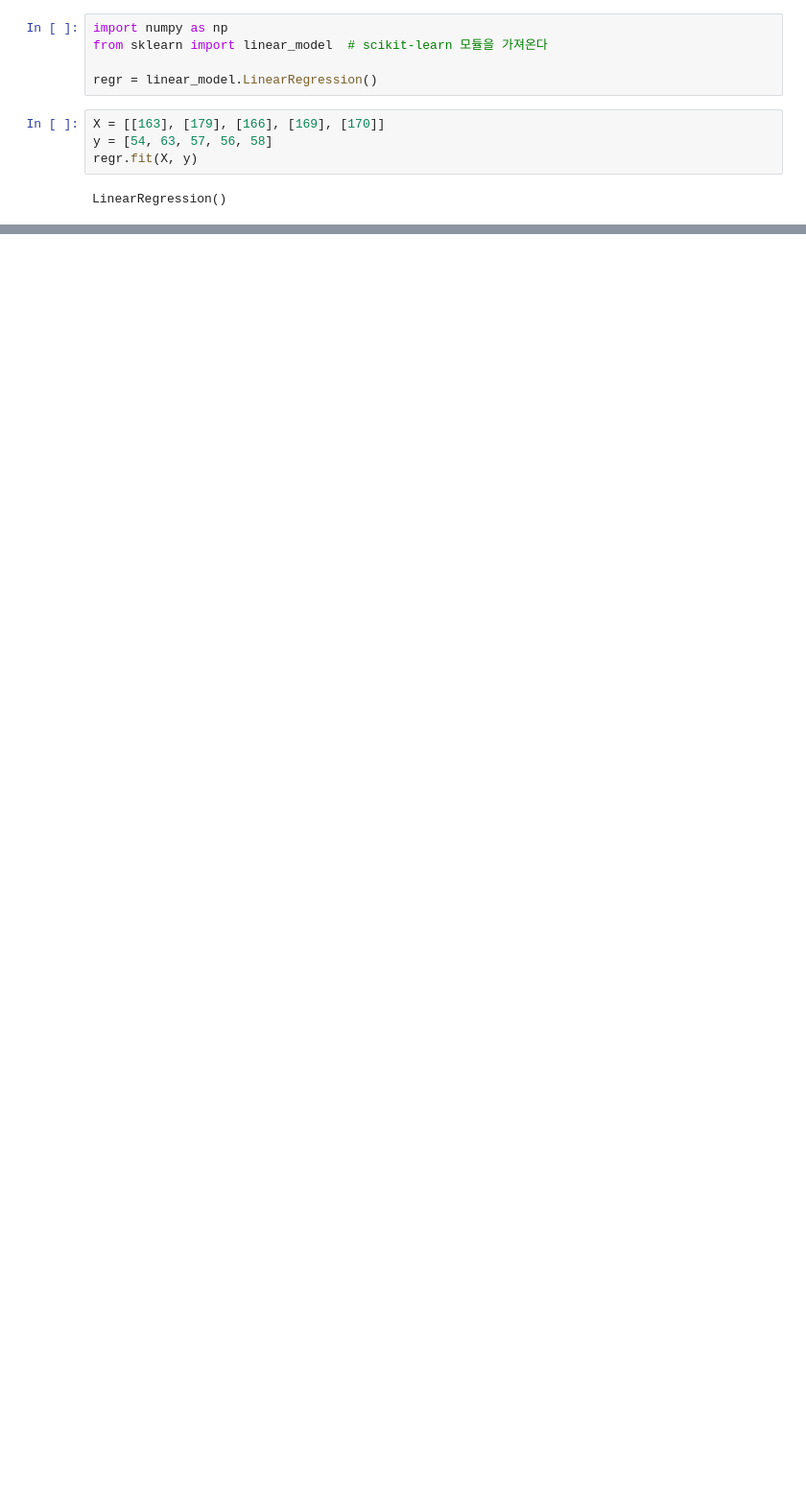
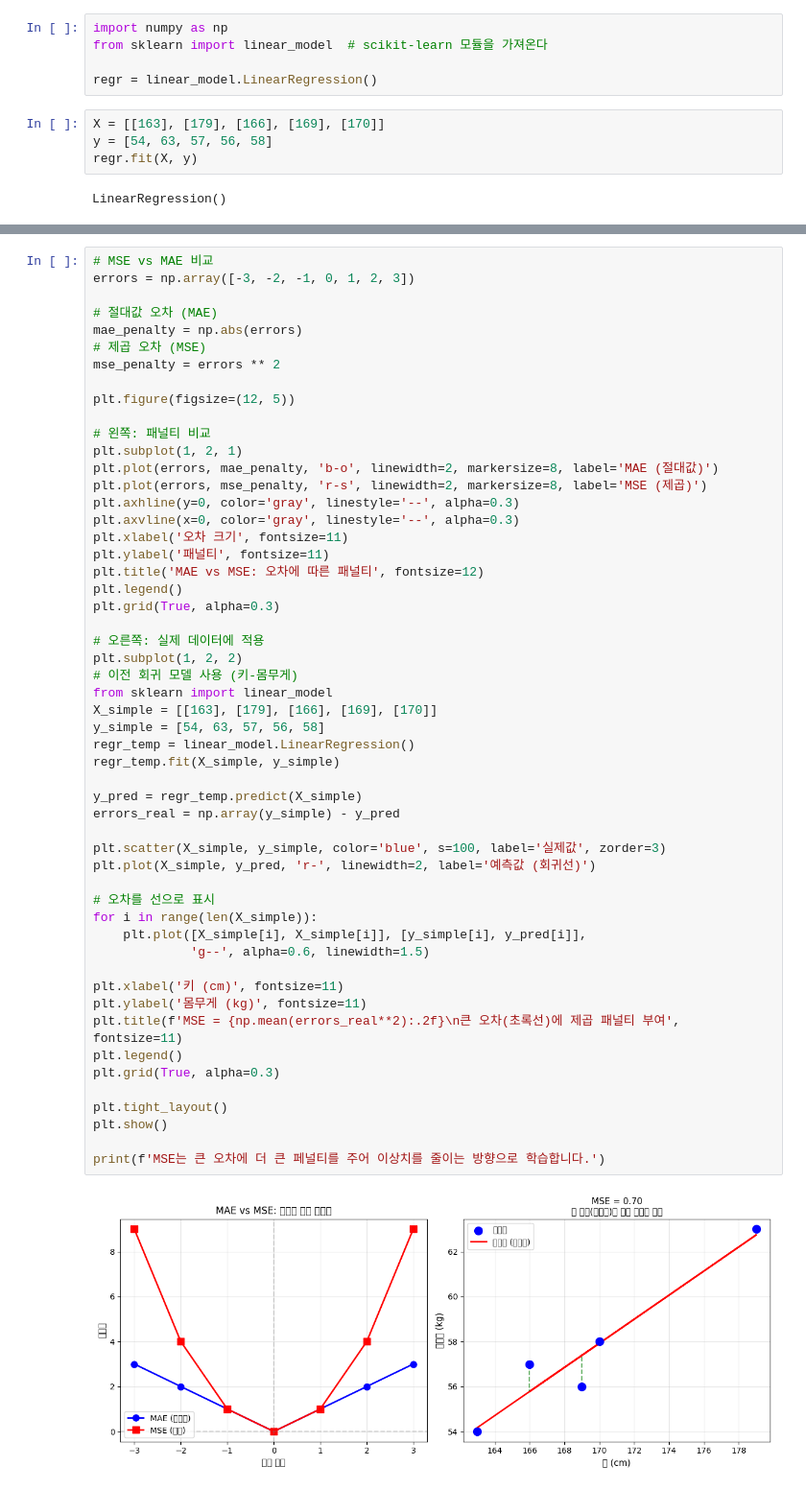
Before and after one commit to jalanwang/Robot-AI, a Jupyter notebook: deeplearning/ML/MATPLOTLIB/my_scikitlearn.ipynb, the cells around one changed output, grey strips where cells are left out. Shown at 96% size. Cells and saved outputs as stored; diff of their text form; blank space fills up the shorter version.

```diff
--- a/deeplearning/ML/MATPLOTLIB/my_scikitlearn.ipynb
+++ b/deeplearning/ML/MATPLOTLIB/my_scikitlearn.ipynb
@@ -11,0 +108,55 @@ LinearRegression()
+# %%
+# MSE vs MAE 비교
+errors = np.array([-3, -2, -1, 0, 1, 2, 3])
+
+# 절대값 오차 (MAE)
+mae_penalty = np.abs(errors)
+# 제곱 오차 (MSE)
+mse_penalty = errors ** 2
+
+plt.figure(figsize=(12, 5))
+
+# 왼쪽: 패널티 비교
+plt.subplot(1, 2, 1)
+plt.plot(errors, mae_penalty, 'b-o', linewidth=2, markersize=8, label='MAE (절대값)')
+plt.plot(errors, mse_penalty, 'r-s', linewidth=2, markersize=8, label='MSE (제곱)')
+plt.axhline(y=0, color='gray', linestyle='--', alpha=0.3)
+plt.axvline(x=0, color='gray', linestyle='--', alpha=0.3)
+plt.xlabel('오차 크기', fontsize=11)
+plt.ylabel('패널티', fontsize=11)
+plt.title('MAE vs MSE: 오차에 따른 패널티', fontsize=12)
+plt.legend()
+plt.grid(True, alpha=0.3)
+
+# 오른쪽: 실제 데이터에 적용
+plt.subplot(1, 2, 2)
+# 이전 회귀 모델 사용 (키-몸무게)
+from sklearn import linear_model
+X_simple = [[163], [179], [166], [169], [170]]
+y_simple = [54, 63, 57, 56, 58]
+regr_temp = linear_model.LinearRegression()
+regr_temp.fit(X_simple, y_simple)
+
+y_pred = regr_temp.predict(X_simple)
+errors_real = np.array(y_simple) - y_pred
+
+plt.scatter(X_simple, y_simple, color='blue', s=100, label='실제값', zorder=3)
+plt.plot(X_simple, y_pred, 'r-', linewidth=2, label='예측값 (회귀선)')
+
+# 오차를 선으로 표시
+for i in range(len(X_simple)):
+    plt.plot([X_simple[i], X_simple[i]], [y_simple[i], y_pred[i]],
+             'g--', alpha=0.6, linewidth=1.5)
+
+plt.xlabel('키 (cm)', fontsize=11)
+plt.ylabel('몸무게 (kg)', fontsize=11)
+plt.title(f'MSE = {np.mean(errors_real**2):.2f}\n큰 오차(초록선)에 제곱 패널티 부여', fontsize=11)
+plt.legend()
+plt.grid(True, alpha=0.3)
+
+plt.tight_layout()
+plt.show()
+
+print(f'MSE는 큰 오차에 더 큰 페널티를 주어 이상치를 줄이는 방향으로 학습합니다.')
+# %% [output]
+[figure, added]
```
Also changed, not shown: parts of 12 cells of this notebook, 3 other files.
